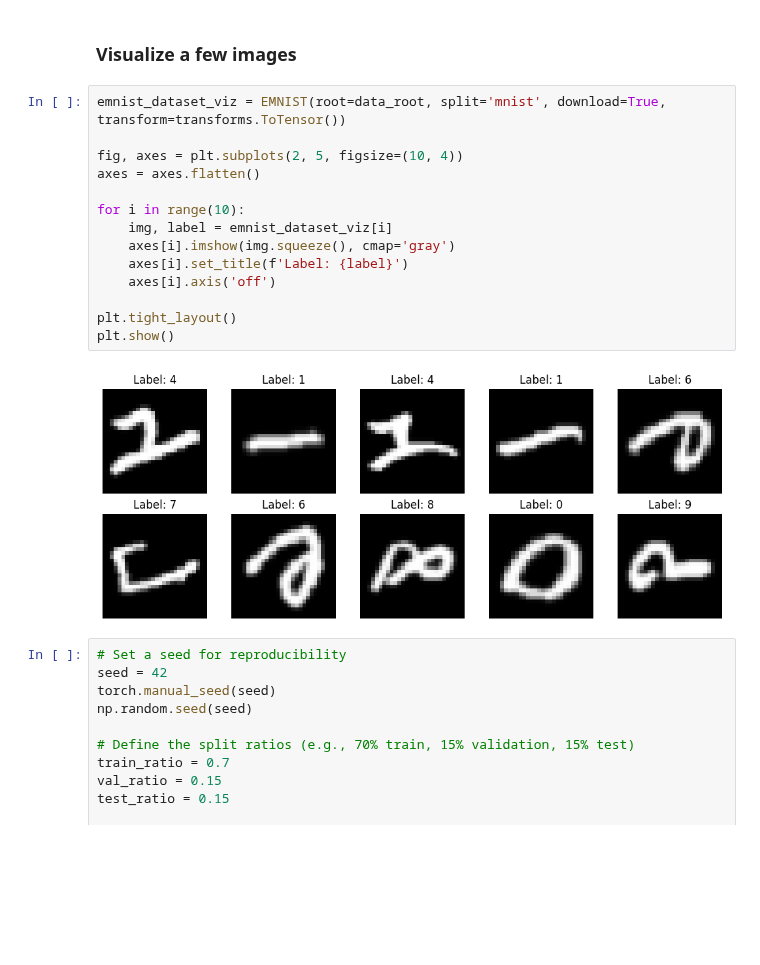
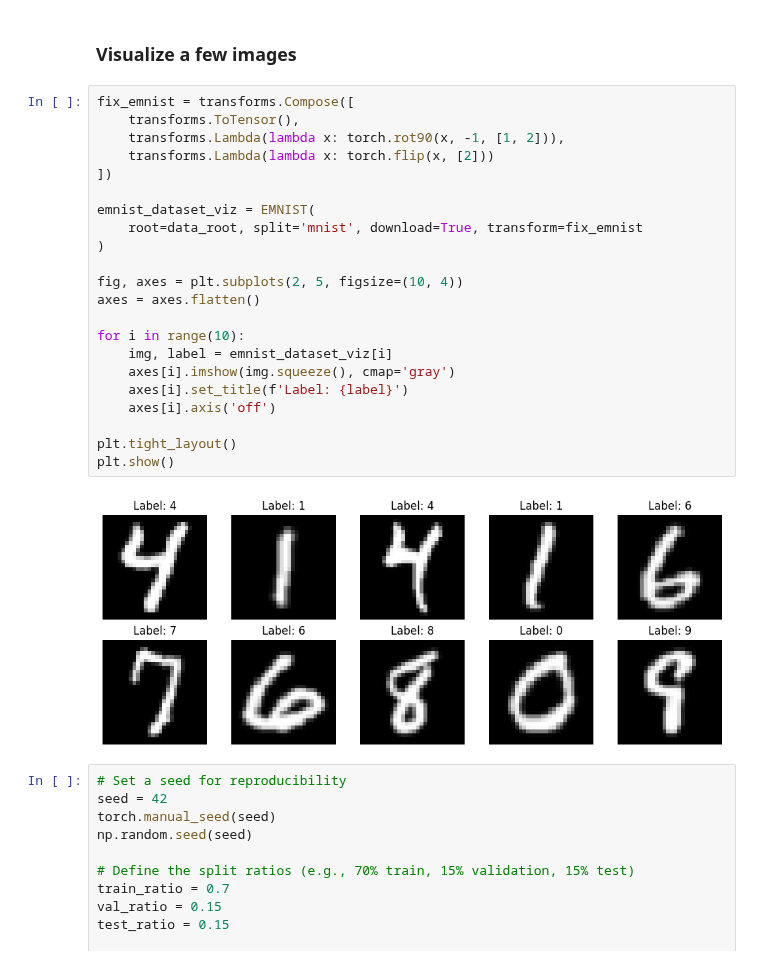
Before and after one commit to HirushikaPelagewtta/PR-Project, a Jupyter notebook: main.ipynb, the cells around one changed output. Cells and saved outputs as stored; diff of their text form; blank space fills up the shorter version.

Commit message:
fixed image issues

```diff
--- a/main.ipynb
+++ b/main.ipynb
@@ -28,21 +28,29 @@ emnist_dataset = EMNIST(root=data_root, split='mnist', download=True, transform=
 # %% [markdown]
 ### Visualize a few images
 # %%
-emnist_dataset_viz = EMNIST(root=data_root, split='mnist', download=True, transform=transforms.ToTensor())
+fix_emnist = transforms.Compose([
+    transforms.ToTensor(),
+    transforms.Lambda(lambda x: torch.rot90(x, -1, [1, 2])),
+    transforms.Lambda(lambda x: torch.flip(x, [2]))
+])
+
+emnist_dataset_viz = EMNIST(
+    root=data_root, split='mnist', download=True, transform=fix_emnist
+)
 
 fig, axes = plt.subplots(2, 5, figsize=(10, 4))
 axes = axes.flatten()
 
 for i in range(10):
     img, label = emnist_dataset_viz[i]
     axes[i].imshow(img.squeeze(), cmap='gray')
     axes[i].set_title(f'Label: {label}')
     axes[i].axis('off')
 
 plt.tight_layout()
 plt.show()
 # %% [output]
-[figure, old version]
+[figure, new version]
 # %%
 # Set a seed for reproducibility
 seed = 42
```
Also changed, not shown: parts of 2 cells of this notebook.
